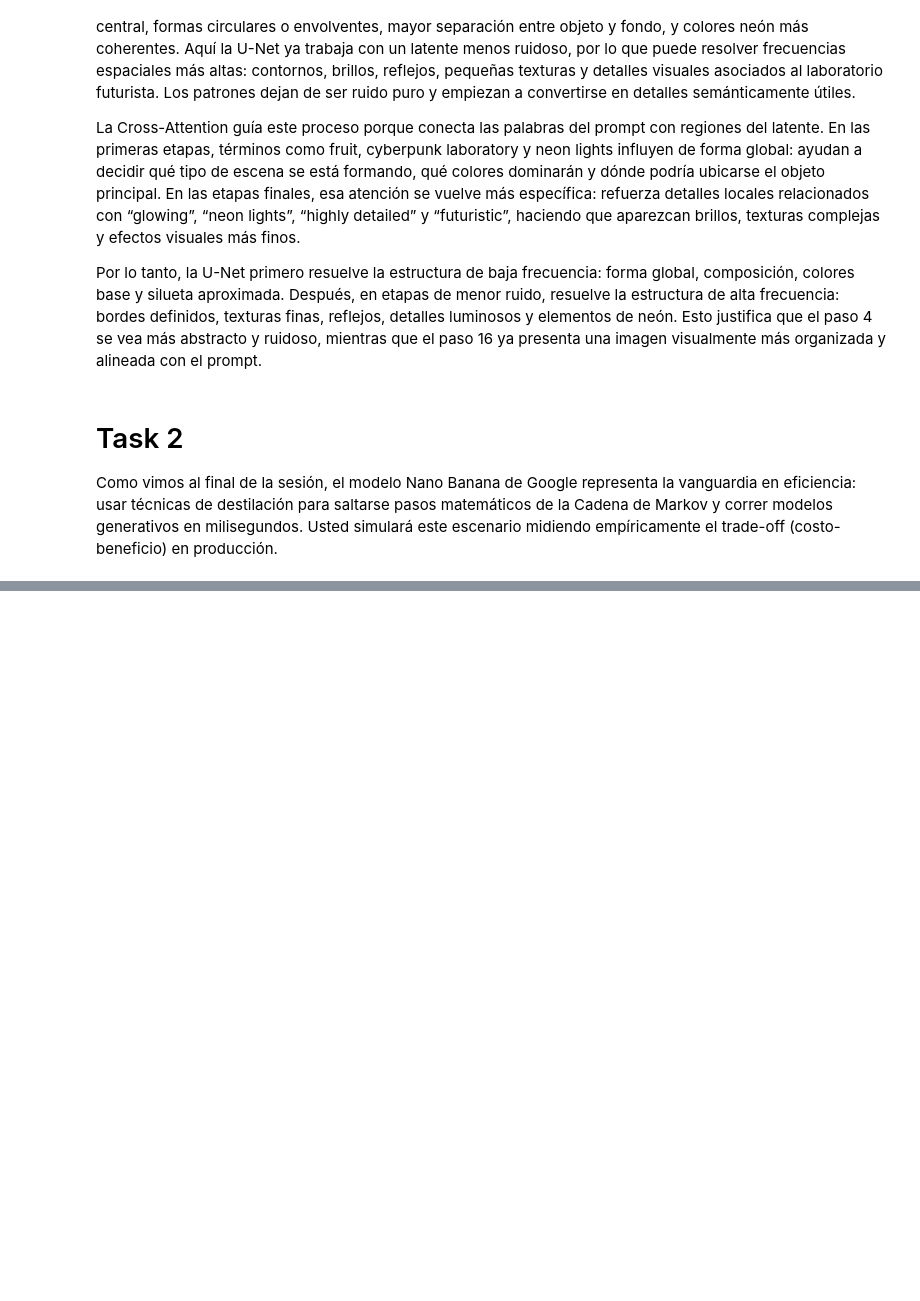
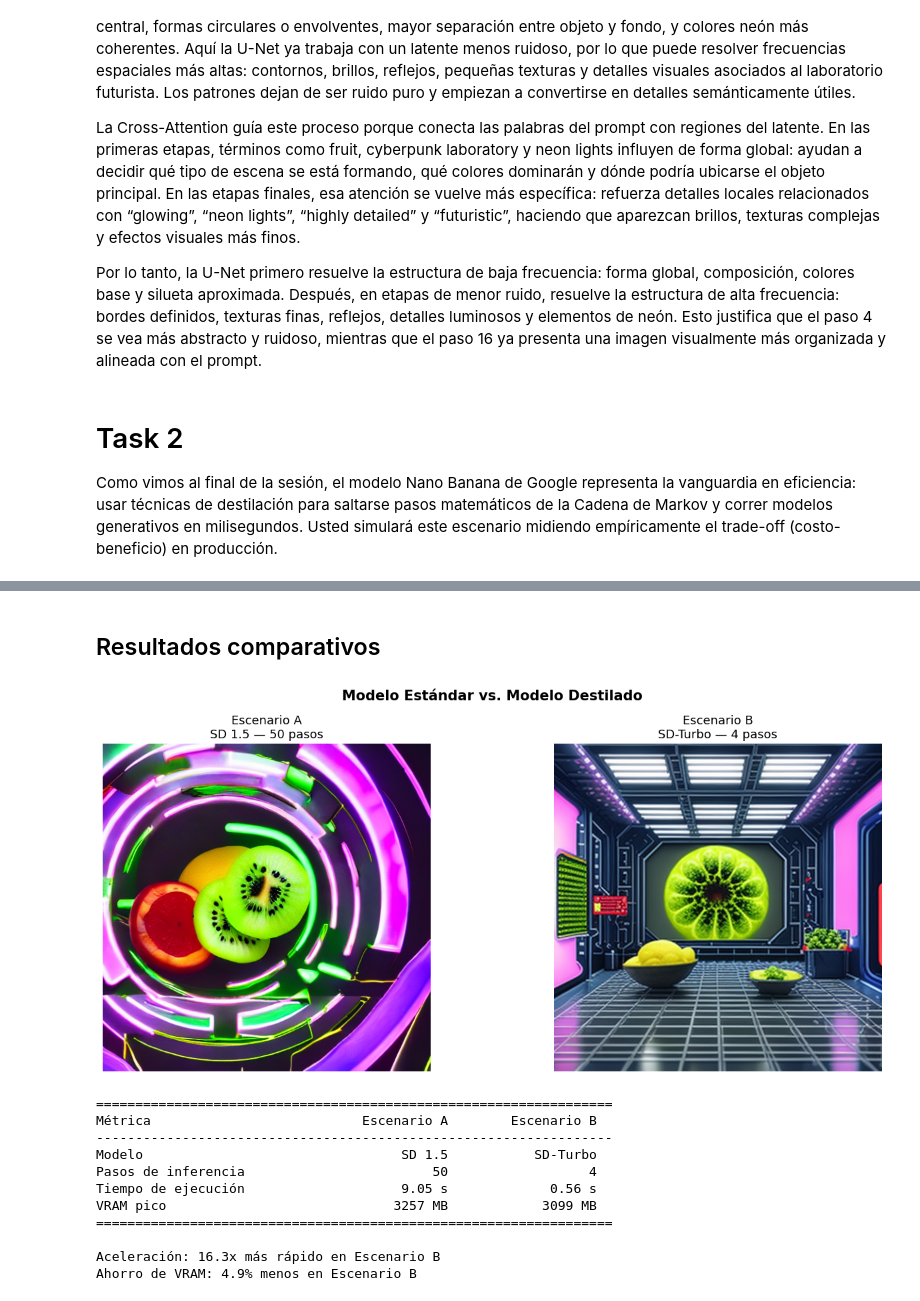
Before and after one commit to Its-Japo/VisionXComputadora, a Jupyter notebook: Lab_10/lab10.ipynb, the cells around one changed output, grey strips where cells are left out. Drawn from its saved outputs; the diff is of its cells as text; code cells hidden in the pictures; blank space fills up the shorter version.

Commit message:
feat: task2

```diff
--- a/Lab_10/lab10.ipynb
+++ b/Lab_10/lab10.ipynb
@@ -214,0 +245,19 @@ modelos generativos en milisegundos. Usted simulará este escenario midiendo emp
+# %%
+from diffusers import AutoPipelineForText2Image
+
+# Liberar memoria del pipeline anterior para maximizar VRAM disponible
+del pipe
+gc.collect()
+torch.cuda.empty_cache()
+
+model_id_turbo = "stabilityai/sd-turbo"
+
+pipe_turbo = AutoPipelineForText2Image.from_pretrained(
+    model_id_turbo,
+    torch_dtype=torch.float16,
+    variant="fp16",
+)
+pipe_turbo = pipe_turbo.to(device)
+pipe_turbo.enable_attention_slicing()
+
+print("Modelo SD-Turbo cargado en:", pipe_turbo.device)
@@ -214,0 +294,49 @@ modelos generativos en milisegundos. Usted simulará este escenario midiendo emp
+# %% [markdown]
+## Resultados comparativos
+# %%
+import matplotlib.pyplot as plt
+
+fig, axes = plt.subplots(1, 2, figsize=(14, 6))
+
+axes[0].imshow(image_a)
+axes[0].set_title("Escenario A\nSD 1.5 — 50 pasos", fontsize=13)
+axes[0].axis("off")
+
+axes[1].imshow(image_b)
+axes[1].set_title("Escenario B\nSD-Turbo — 4 pasos", fontsize=13)
+axes[1].axis("off")
+
+plt.suptitle("Modelo Estándar vs. Modelo Destilado", fontsize=15, fontweight="bold")
+plt.tight_layout()
+plt.savefig("comparacion_task2.png", dpi=150, bbox_inches="tight")
+plt.show()
+
+# Tabla comparativa
+sep = "=" * 66
+row = "-" * 66
+print(f"\n{sep}")
+print(f"{'Métrica':<26} {'Escenario A':>18} {'Escenario B':>18}")
+print(row)
+print(f"{'Modelo':<26} {'SD 1.5':>18} {'SD-Turbo':>18}")
+print(f"{'Pasos de inferencia':<26} {50:>18} {4:>18}")
+print(f"{'Tiempo de ejecución':<26} {f'{time_a:.2f} s':>18} {f'{time_b:.2f} s':>18}")
+print(f"{'VRAM pico':<26} {f'{vram_a:.0f} MB':>18} {f'{vram_b:.0f} MB':>18}")
+print(sep)
+print(f"\nAceleración: {time_a / time_b:.1f}x más rápido en Escenario B")
+if vram_a > vram_b:
+    print(f"Ahorro de VRAM: {(vram_a - vram_b) / vram_a * 100:.1f}% menos en Escenario B")
+else:
+    print(f"VRAM Escenario B: {vram_b:.0f} MB  (modelos similares en tamaño, la diferencia está en los pasos)")
+# %% [output]
+[figure, added]
+==================================================================
+Métrica                           Escenario A        Escenario B
+------------------------------------------------------------------
+Modelo                                 SD 1.5           SD-Turbo
+Pasos de inferencia                        50                  4
+Tiempo de ejecución                    9.05 s             0.56 s
+VRAM pico                             3257 MB            3099 MB
+==================================================================
+
+Aceleración: 16.3x más rápido en Escenario B
+Ahorro de VRAM: 4.9% menos en Escenario B
```
Also changed, not shown: parts of 8 cells of this notebook, 8 other files.
